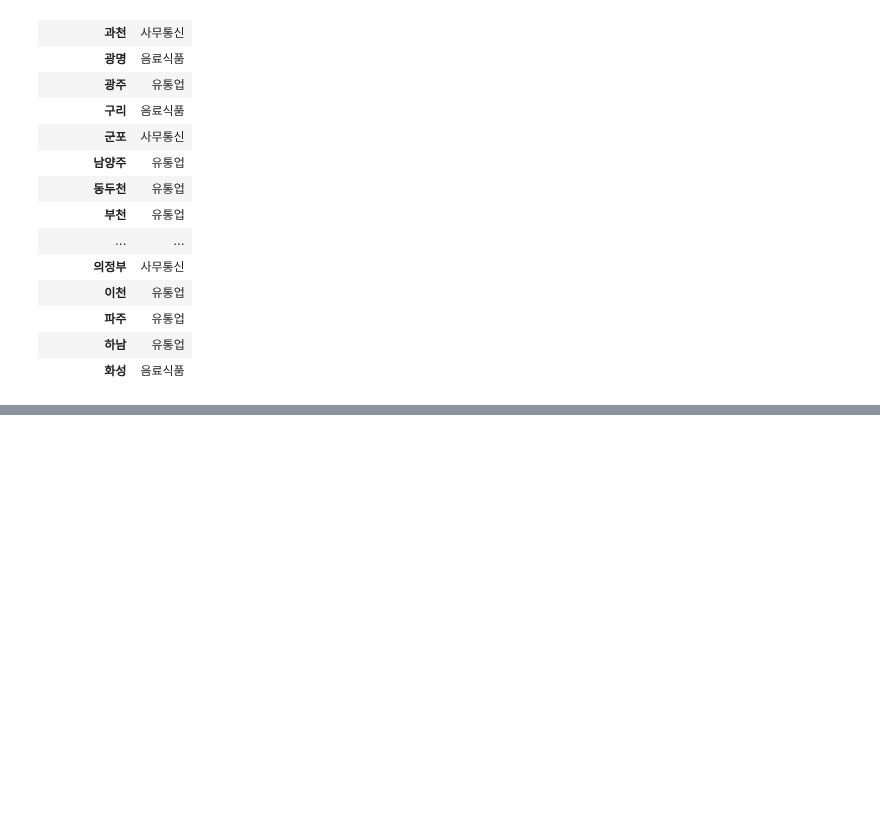
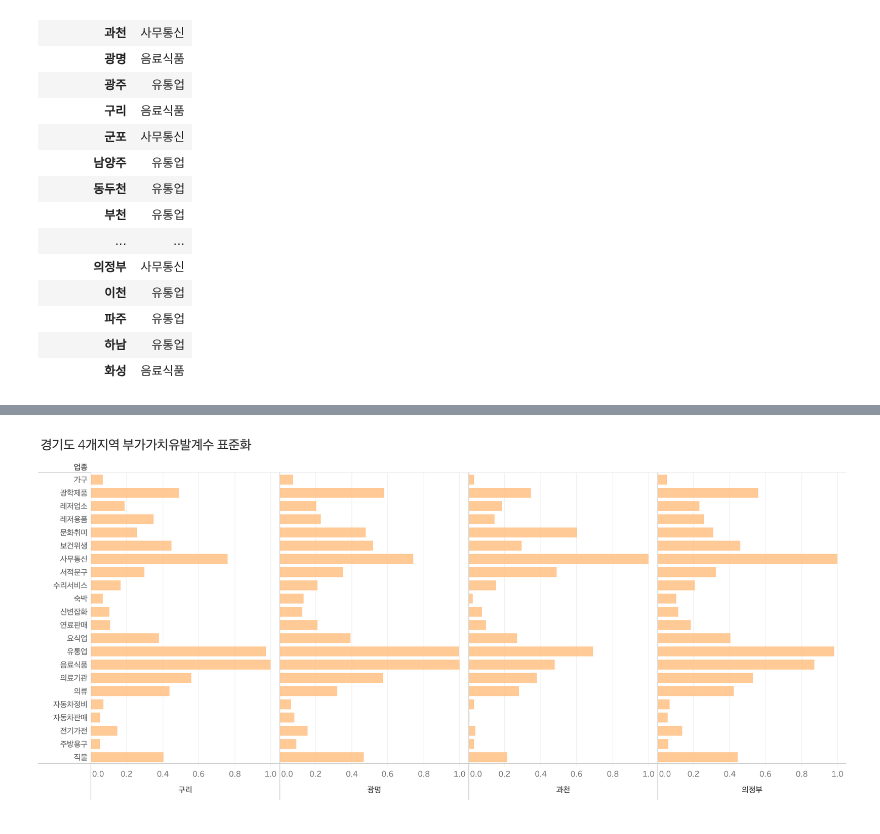
Before and after one commit to leechungpa/mcube, a Jupyter notebook: code/interindustry_analysis/5. 경기 지역별 업종별 부가가치유발계수 시각화.ipynb, the cells around one changed output, grey strips where cells are left out. Cells and saved outputs as stored; diff of their text form; code cells hidden in the pictures; blank space fills up the shorter version.

```diff
--- a/code/interindustry_analysis/5. 경기 지역별 업종별 부가가치유발계수 시각화.ipynb
+++ b/code/interindustry_analysis/5. 경기 지역별 업종별 부가가치유발계수 시각화.ipynb
@@ -130,0 +114,6 @@ SVG(vaic_max_img)
+# %%
+from IPython.display import Image
+
+Image('../../data/interindustry_analysis/graph/경기도 4개지역 부가가치유발계수 표준화.png')
+# %% [output]
+[figure, added]
```
Also changed, not shown: parts of 18 cells of this notebook, 5 other files.
